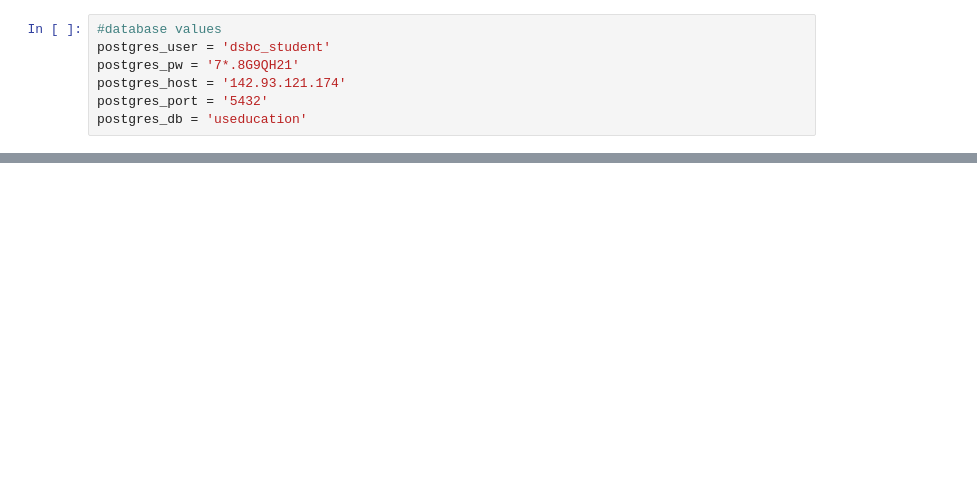
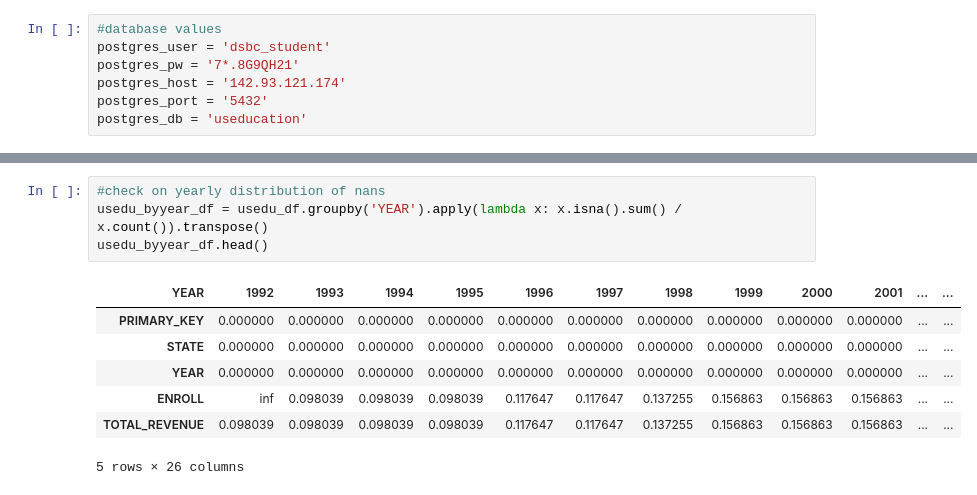
Before and after one commit to chrisoyer/thinkful_notes, a Jupyter notebook: Unit_2_supervised_learning/17.2_data_cleaning_drill.ipynb, the cells around one changed output, grey strips where cells are left out. Cells and saved outputs as stored; diff of their text form; blank space fills up the shorter version.

```diff
--- a/Unit_2_supervised_learning/17.2_data_cleaning_drill.ipynb
+++ b/Unit_2_supervised_learning/17.2_data_cleaning_drill.ipynb
@@ -42,0 +129,12 @@ engine.dispose()
+# %%
+#check on yearly distribution of nans
+usedu_byyear_df = usedu_df.groupby('YEAR').apply(lambda x: x.isna().sum() / x.count()).transpose()
+usedu_byyear_df.head()
+# %% [output]
+| YEAR | 1992 | 1993 | 1994 | 1995 | 1996 | 1997 | 1998 | 1999 | 2000 | 2001 | ... | ... |
+| PRIMARY_KEY | 0.000000 | 0.000000 | 0.000000 | 0.000000 | 0.000000 | 0.000000 | 0.000000 | 0.000000 | 0.000000 | 0.000000 | ... | ... |
+| STATE | 0.000000 | 0.000000 | 0.000000 | 0.000000 | 0.000000 | 0.000000 | 0.000000 | 0.000000 | 0.000000 | 0.000000 | ... | ... |
+| YEAR | 0.000000 | 0.000000 | 0.000000 | 0.000000 | 0.000000 | 0.000000 | 0.000000 | 0.000000 | 0.000000 | 0.000000 | ... | ... |
+| ENROLL | inf | 0.098039 | 0.098039 | 0.098039 | 0.117647 | 0.117647 | 0.137255 | 0.156863 | 0.156863 | 0.156863 | ... | ... |
+| TOTAL_REVENUE | 0.098039 | 0.098039 | 0.098039 | 0.098039 | 0.117647 | 0.117647 | 0.137255 | 0.156863 | 0.156863 | 0.156863 | ... | ... |
+5 rows × 26 columns
```
Also changed, not shown: parts of 13 cells of this notebook.
